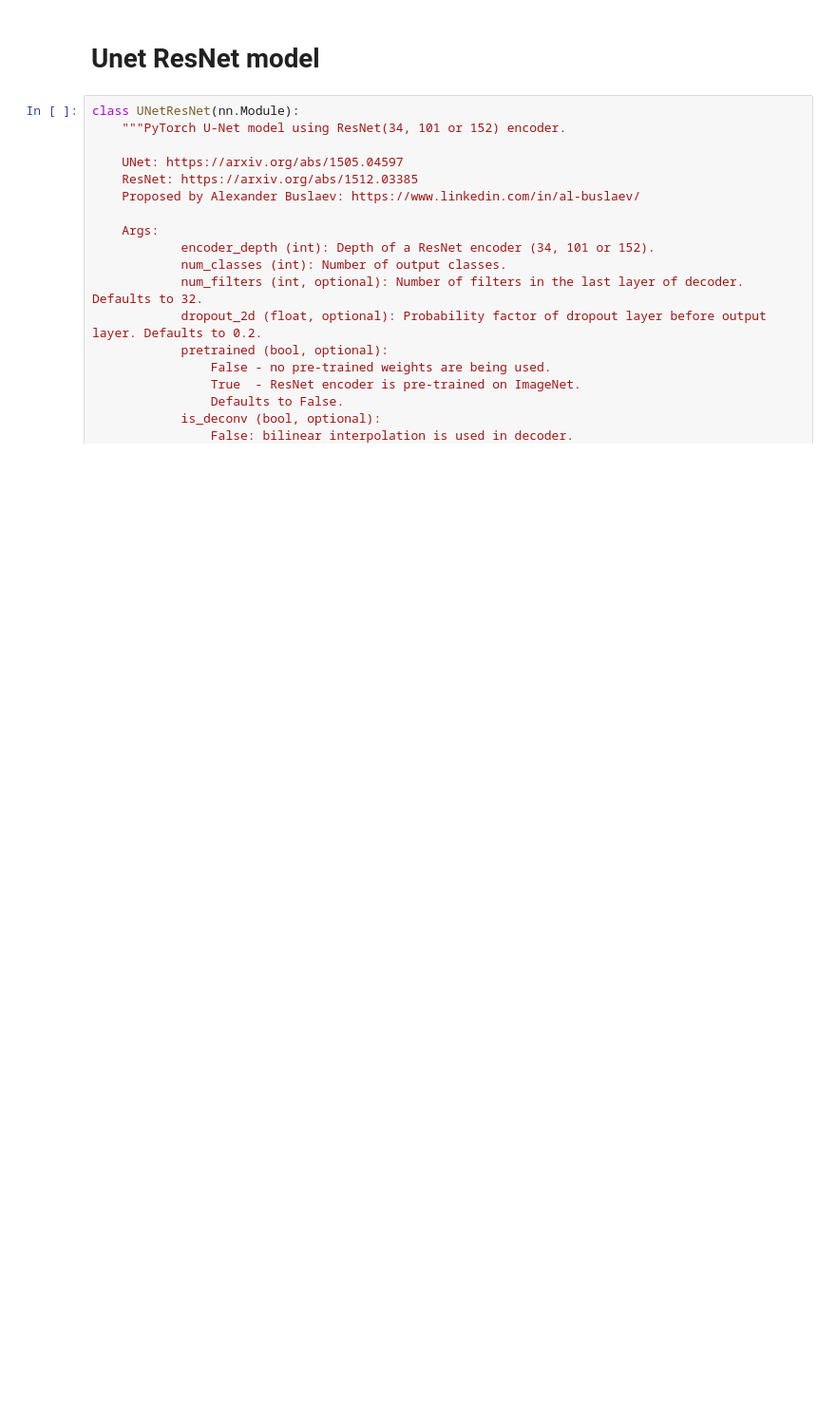
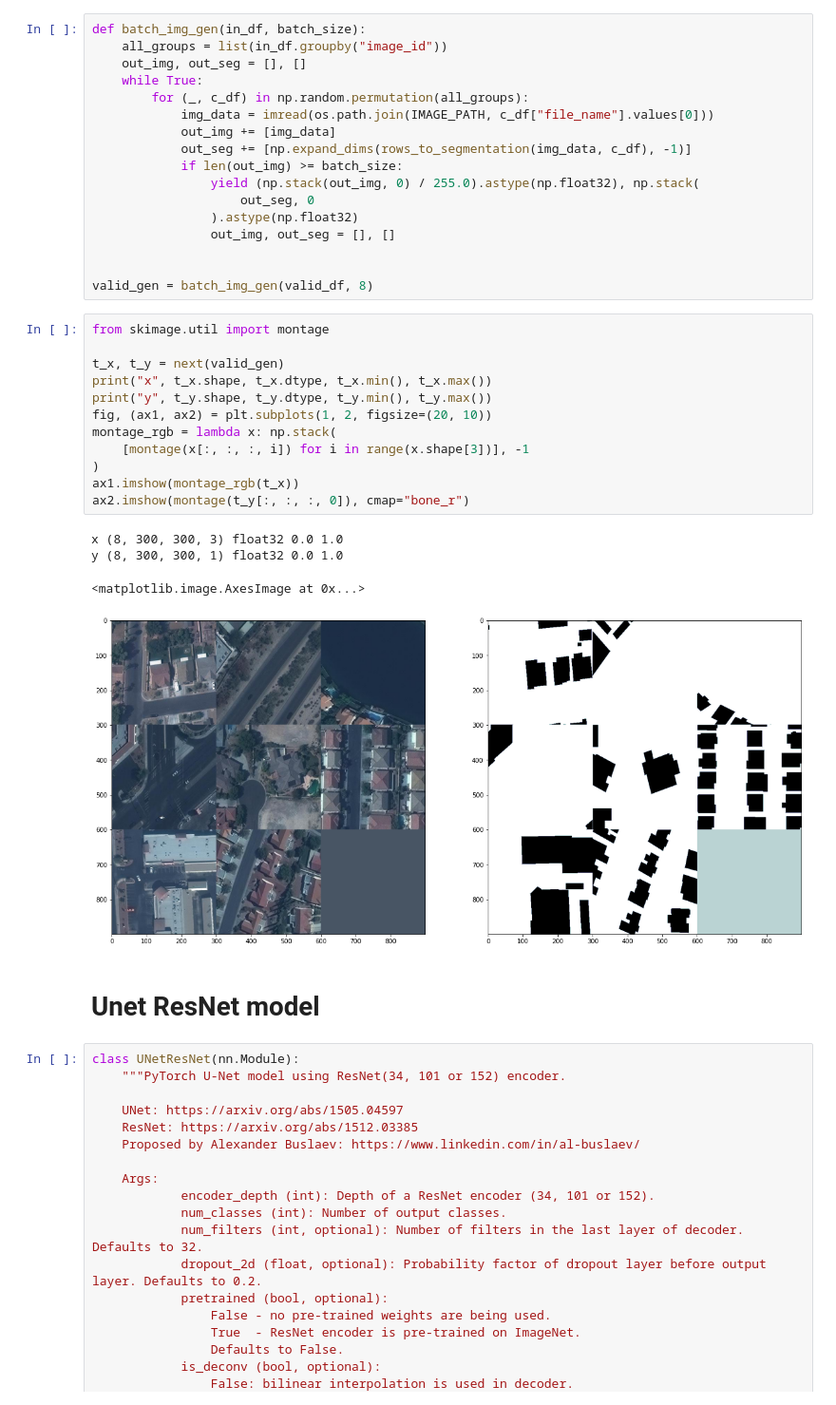
Before and after one commit to nullptr-code/CS437_Project, a Jupyter notebook: building_segmentation.ipynb, the cells around one changed output. Shown at 95% size. Drawn from its saved outputs; the diff is of its cells as text; blank space fills up the shorter version.

```diff
--- a/building_segmentation.ipynb
+++ b/building_segmentation.ipynb
@@ -7,3 +110,37 @@ import torchvision
+# %%
+def batch_img_gen(in_df, batch_size):
+    all_groups = list(in_df.groupby("image_id"))
+    out_img, out_seg = [], []
+    while True:
+        for (_, c_df) in np.random.permutation(all_groups):
+            img_data = imread(os.path.join(IMAGE_PATH, c_df["file_name"].values[0]))
+            out_img += [img_data]
+            out_seg += [np.expand_dims(rows_to_segmentation(img_data, c_df), -1)]
+            if len(out_img) >= batch_size:
+                yield (np.stack(out_img, 0) / 255.0).astype(np.float32), np.stack(
+                    out_seg, 0
+                ).astype(np.float32)
+                out_img, out_seg = [], []
+
+
+valid_gen = batch_img_gen(valid_df, 8)
+# %%
+from skimage.util import montage
+
+t_x, t_y = next(valid_gen)
+print("x", t_x.shape, t_x.dtype, t_x.min(), t_x.max())
+print("y", t_y.shape, t_y.dtype, t_y.min(), t_y.max())
+fig, (ax1, ax2) = plt.subplots(1, 2, figsize=(20, 10))
+montage_rgb = lambda x: np.stack(
+    [montage(x[:, :, :, i]) for i in range(x.shape[3])], -1
+)
+ax1.imshow(montage_rgb(t_x))
+ax2.imshow(montage(t_y[:, :, :, 0]), cmap="bone_r")
+# %% [output]
+x (8, 300, 300, 3) float32 0.0 1.0
+y (8, 300, 300, 1) float32 0.0 1.0
+<matplotlib.image.AxesImage at 0x...>
+[figure, added]
 # %% [markdown]
 <h1>Unet ResNet model</h1>
 # %%
```
Also changed, not shown: parts of 10 cells of this notebook.
